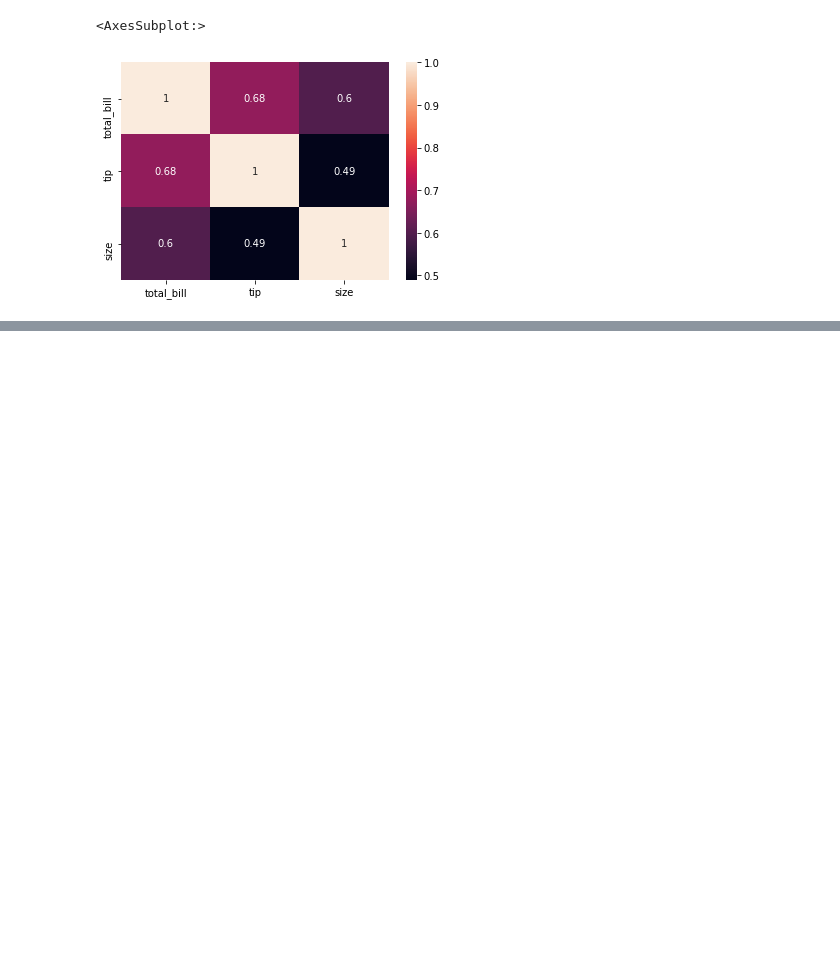
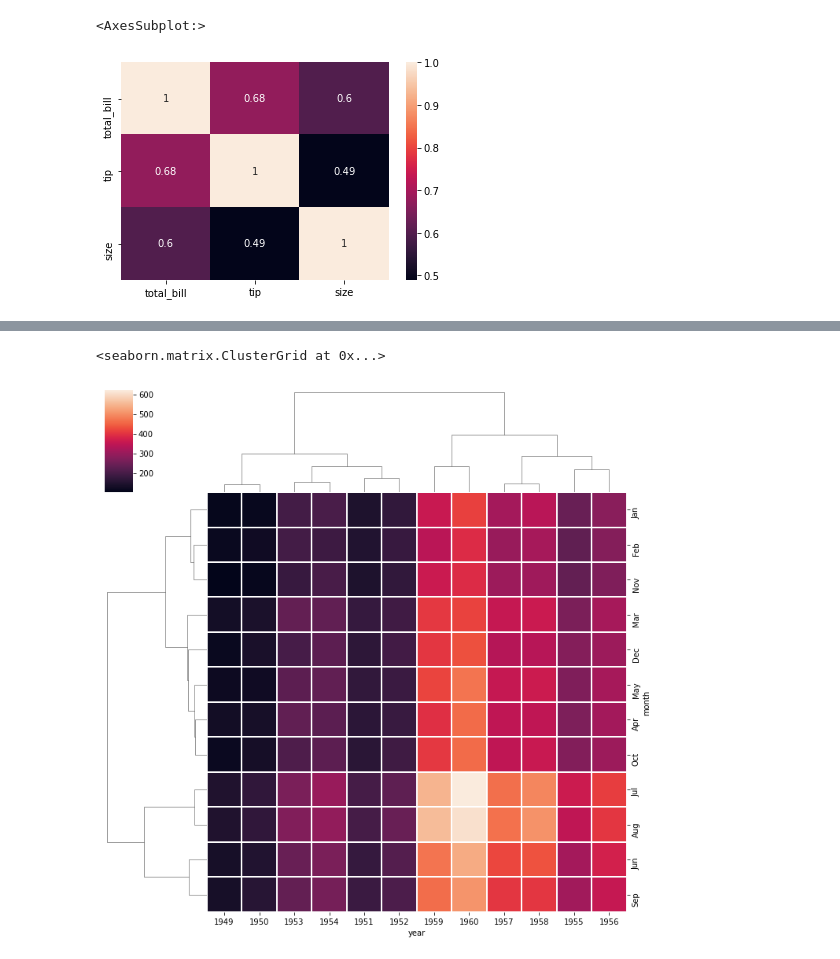
Before and after one commit to GKPSingh/28May2021, a Jupyter notebook: Practice.ipynb, the cells around one changed output, grey strips where cells are left out. Cells and saved outputs as stored; diff of their text form; code cells hidden in the pictures; blank space fills up the shorter version.

```diff
--- a/Practice.ipynb
+++ b/Practice.ipynb
@@ -551,0 +584,5 @@ sns.heatmap(tc, annot = True)
+# %%
+sns.clustermap(fp, lw=1)
+# %% [output]
+<seaborn.matrix.ClusterGrid at 0x...>
+[figure, added]
```
Also changed, not shown: parts of 29 cells of this notebook.
